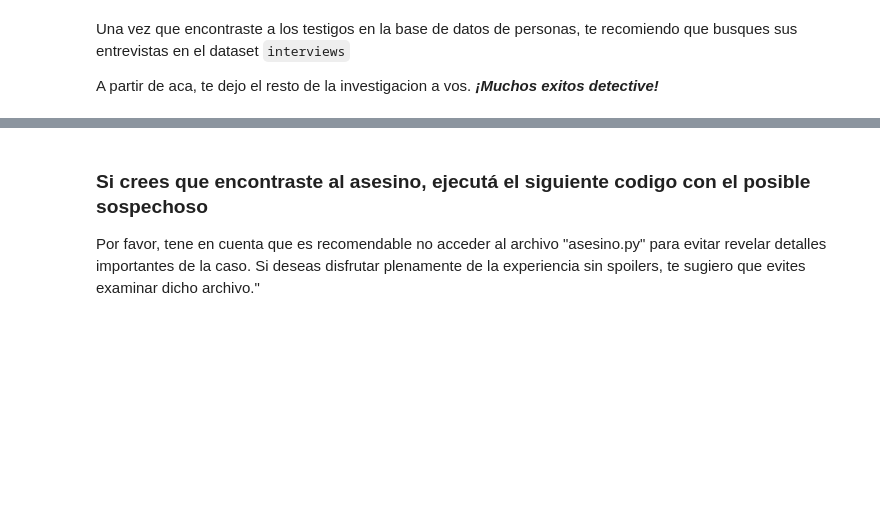
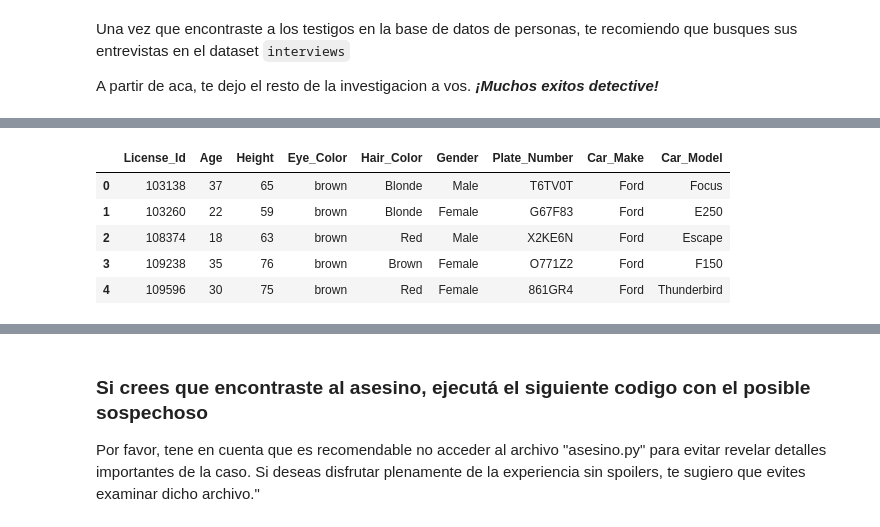
Before and after one commit to thomasbraca/The_pandas_murder_mystery, a Jupyter notebook: MurderMysteryWalkthrough.ipynb, the cells around one changed output, grey strips where cells are left out. Drawn from its saved outputs; the diff is of its cells as text; code cells hidden in the pictures; blank space fills up the shorter version.

```diff
--- a/MurderMysteryWalkthrough.ipynb
+++ b/MurderMysteryWalkthrough.ipynb
@@ -88,0 +162,10 @@ A partir de aca, te dejo el resto de la investigacion a vos. ***¡Muchos exitos
+# %%
+drivers_license=drivers_license.rename(columns={'Id':'License_Id'})
+drivers_license.head()
+# %% [output]
+|  | License_Id | Age | Height | Eye_Color | Hair_Color | Gender | Plate_Number | Car_Make | Car_Model |
+| 0 | 103138 | 37 | 65 | brown | Blonde | Male | T6TV0T | Ford | Focus |
+| 1 | 103260 | 22 | 59 | brown | Blonde | Female | G67F83 | Ford | E250 |
+| 2 | 108374 | 18 | 63 | brown | Red | Male | X2KE6N | Ford | Escape |
+| 3 | 109238 | 35 | 76 | brown | Brown | Female | O771Z2 | Ford | F150 |
+| 4 | 109596 | 30 | 75 | brown | Red | Female | 861GR4 | Ford | Thunderbird |
```
Also changed, not shown: parts of 20 cells of this notebook, 1 other file.
